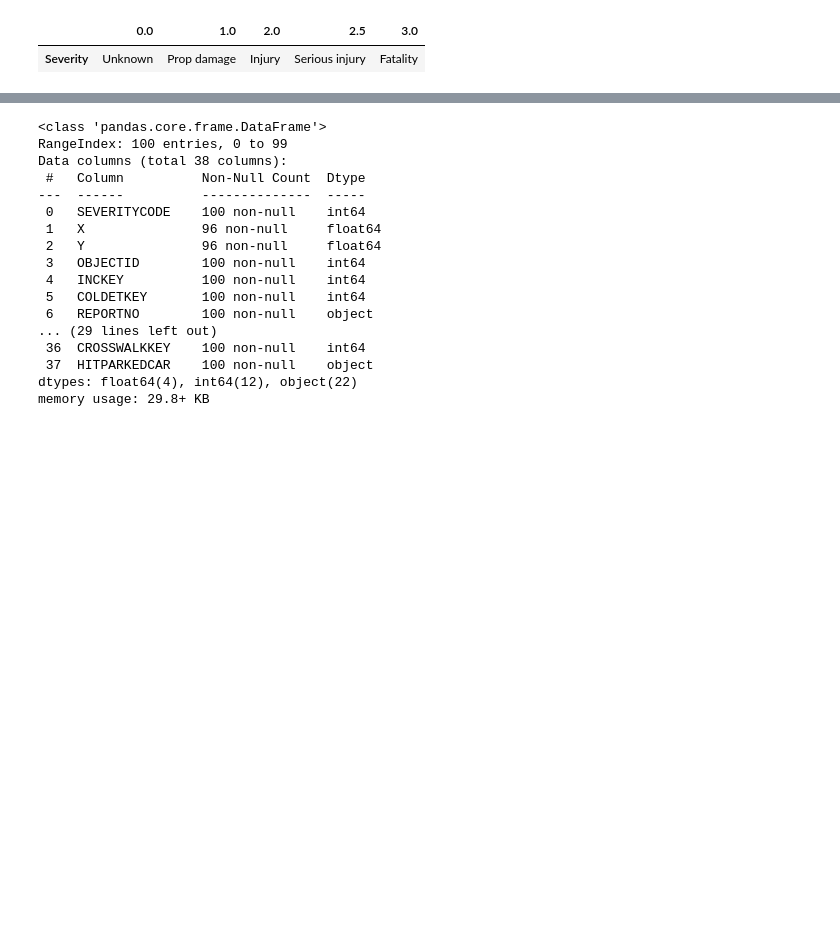
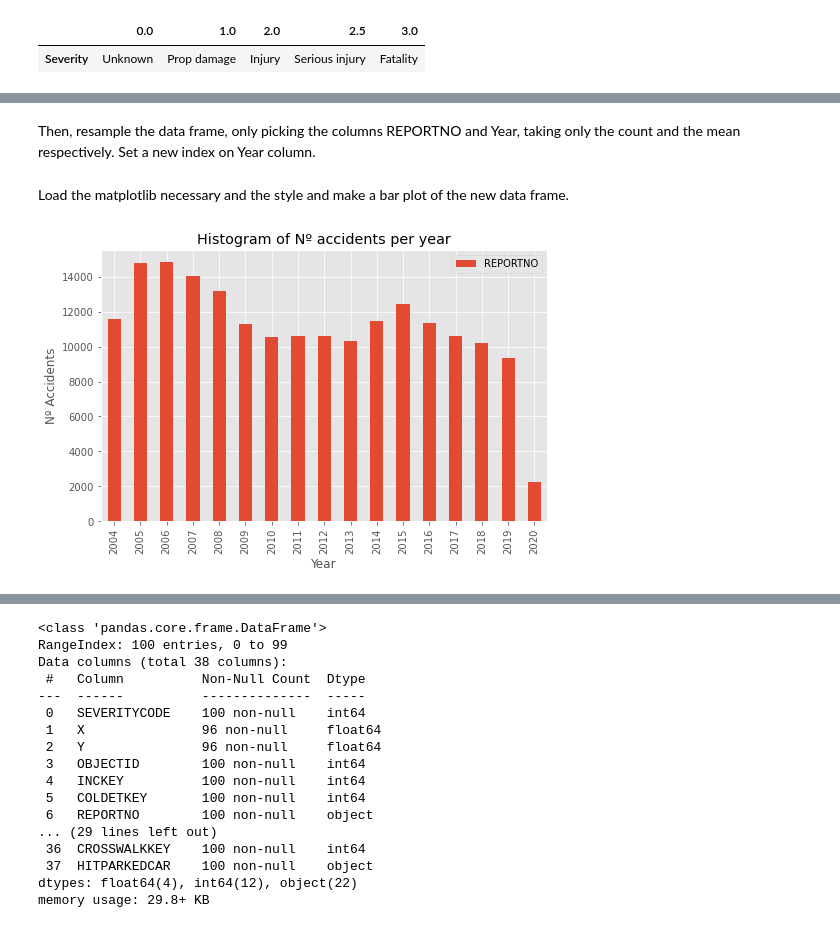
Before and after one commit to Joanpm1215/Capstone-Project, a Jupyter notebook: Scripts/Capstone_Project.ipynb, the cells around one changed output, grey strips where cells are left out. Cells and saved outputs as stored; diff of their text form; code cells hidden in the pictures; blank space fills up the shorter version.

Commit message:
Script Updated: Analysis of the incidents per year.

```diff
--- a/Scripts/Capstone_Project.ipynb
+++ b/Scripts/Capstone_Project.ipynb
@@ -48,0 +59,9 @@ Name: SEVERITYCODE, dtype: float64
+# %%
+# Delete the rows which have NaN values on X, Y and ST_COLCODE
+df_traffic.dropna(subset=["ST_COLCODE"], axis=0, inplace=True)
+df_traffic.dropna(subset=["X"], axis=0, inplace=True)
+df_traffic.dropna(subset=["Y"], axis=0, inplace=True)
+# Reset the index after deleting rows.
+df_traffic.reset_index(drop=True, inplace=True)
+# Changes coordinate columns
+df_traffic.rename({'X': 'Y', 'Y': 'X'}, axis=1, inplace=True)
@@ -48,0 +106,31 @@ Name: SEVERITYCODE, dtype: float64
+# %%
+df_traffic["INCDATE"] = pd.to_datetime(df_traffic["INCDATE"], format = "%Y-%m-%d")
+df_traffic['Year'] = pd.DatetimeIndex(df_traffic['INCDATE']).year
+df_traffic.set_index("INCDATE", inplace = True)
+# df_traffic.reset_index(inplace=True)
+df_traffic.sort_index(inplace = True)
+# %% [markdown]
+Then, resample the data frame, only picking the columns REPORTNO and Year, taking only the count and the mean respectively. Set a new index on Year column.
+# %%
+df_acc = df_traffic.resample("Y").agg({"Year":"mean","REPORTNO":"count"})
+df_acc.set_index("Year", inplace = True)
+# %% [markdown]
+Load the matplotlib necessary and the style and make a bar plot of the new data frame.
+# %%
+# use the inline backend to generate the plots within the browser
+%matplotlib inline
+
+import matplotlib as mpl
+import matplotlib.pyplot as plt
+
+mpl.style.use('ggplot') # optional: for ggplot-like style
+# %%
+df_acc.plot(kind='bar', figsize=(8, 5))
+
+plt.title('Histogram of Nº accidents per year') # add a title to the histogram
+plt.ylabel('Nº Accidents') # add y-label
+plt.xlabel('Year') # add x-label
+
+plt.show()
+# %% [output]
+[figure, added]
```
Also changed, not shown: parts of 25 cells of this notebook.
